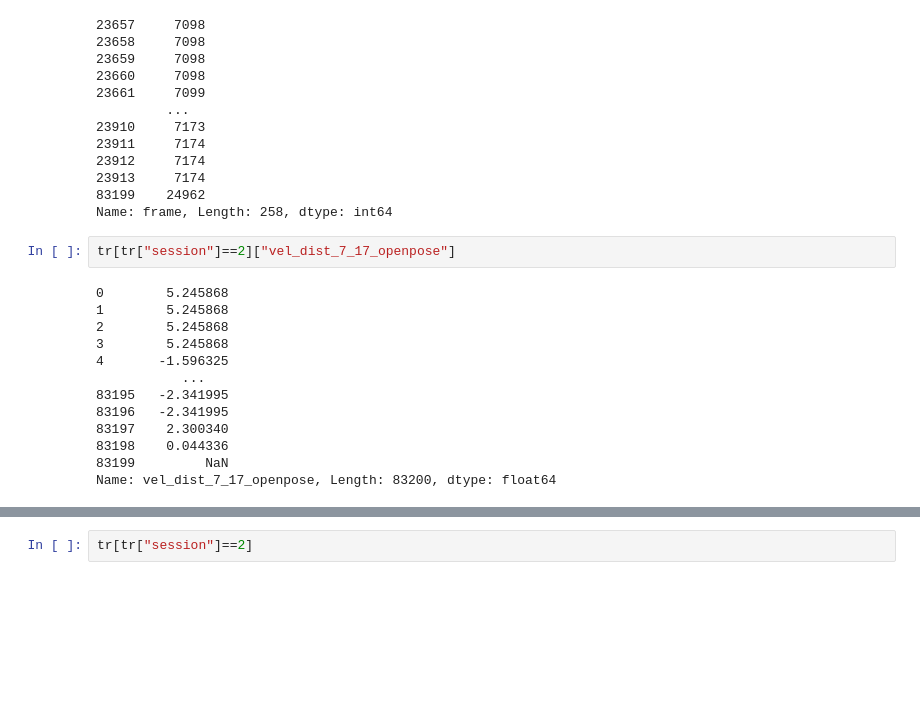
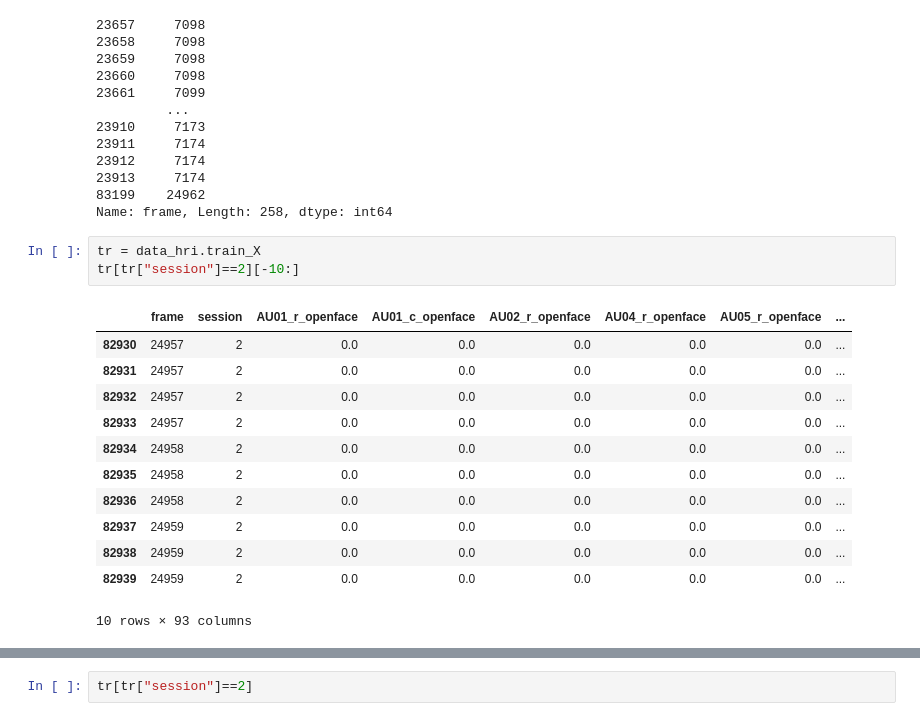
Before and after one commit to lwachowiak/HRI-Error-Detection-STAI, a Jupyter notebook: code/testing.ipynb, the cells around one changed output, grey strips where cells are left out. Cells and saved outputs as stored; diff of their text form; blank space fills up the shorter version.

```diff
--- a/code/testing.ipynb
+++ b/code/testing.ipynb
@@ -187,17 +191,18 @@ print(tr[tr["session"]==2]["frame"][tr[tr["session"]==2]["vel_dist_7_17_openpose
 83199    24962
 Name: frame, Length: 258, dtype: int64
 # %%
-tr[tr["session"]==2]["vel_dist_7_17_openpose"]
+tr = data_hri.train_X
+tr[tr["session"]==2][-10:]
 # %% [output]
+|  | frame | session | AU01_r_openface | AU01_c_openface | AU02_r_openface | AU04_r_openface | AU05_r_openface | ... |
+| 82930 | 24957 | 2 | 0.0 | 0.0 | 0.0 | 0.0 | 0.0 | ... |
+| 82931 | 24957 | 2 | 0.0 | 0.0 | 0.0 | 0.0 | 0.0 | ... |
+| 82932 | 24957 | 2 | 0.0 | 0.0 | 0.0 | 0.0 | 0.0 | ... |
+| 82933 | 24957 | 2 | 0.0 | 0.0 | 0.0 | 0.0 | 0.0 | ... |
+| 82934 | 24958 | 2 | 0.0 | 0.0 | 0.0 | 0.0 | 0.0 | ... |
+| 82935 | 24958 | 2 | 0.0 | 0.0 | 0.0 | 0.0 | 0.0 | ... |
+| 82936 | 24958 | 2 | 0.0 | 0.0 | 0.0 | 0.0 | 0.0 | ... |
+| 82937 | 24959 | 2 | 0.0 | 0.0 | 0.0 | 0.0 | 0.0 | ... |
+| 82938 | 24959 | 2 | 0.0 | 0.0 | 0.0 | 0.0 | 0.0 | ... |
+| 82939 | 24959 | 2 | 0.0 | 0.0 | 0.0 | 0.0 | 0.0 | ... |
-0        5.245868
-1        5.245868
-2        5.245868
-3        5.245868
-4       -1.596325
-           ...
-83195   -2.341995
-83196   -2.341995
-83197    2.300340
-83198    0.044336
-83199         NaN
-Name: vel_dist_7_17_openpose, Length: 83200, dtype: float64
+10 rows × 93 columns
```
Also changed, not shown: parts of 4 cells of this notebook, 1 other file.
